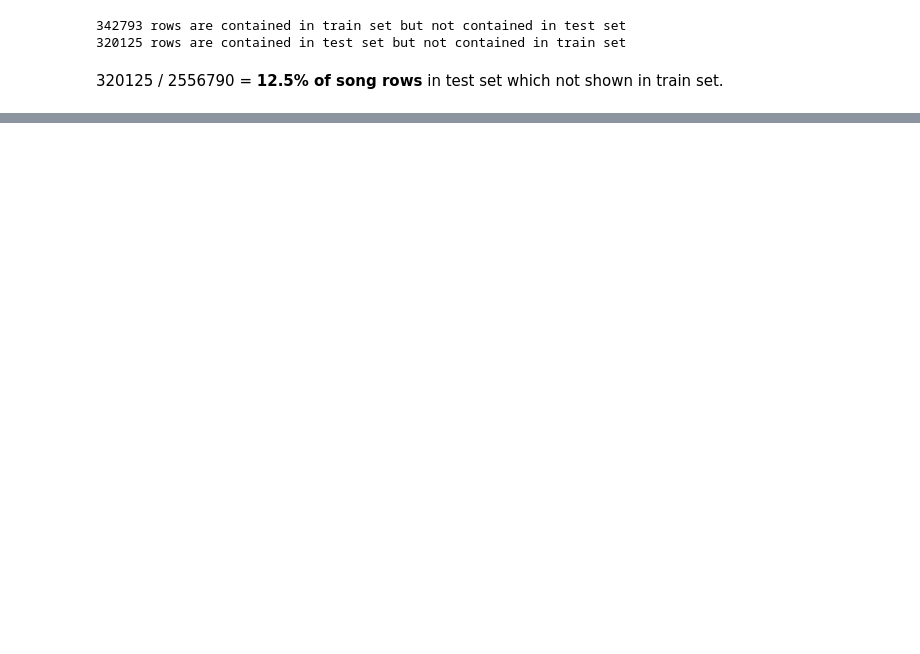
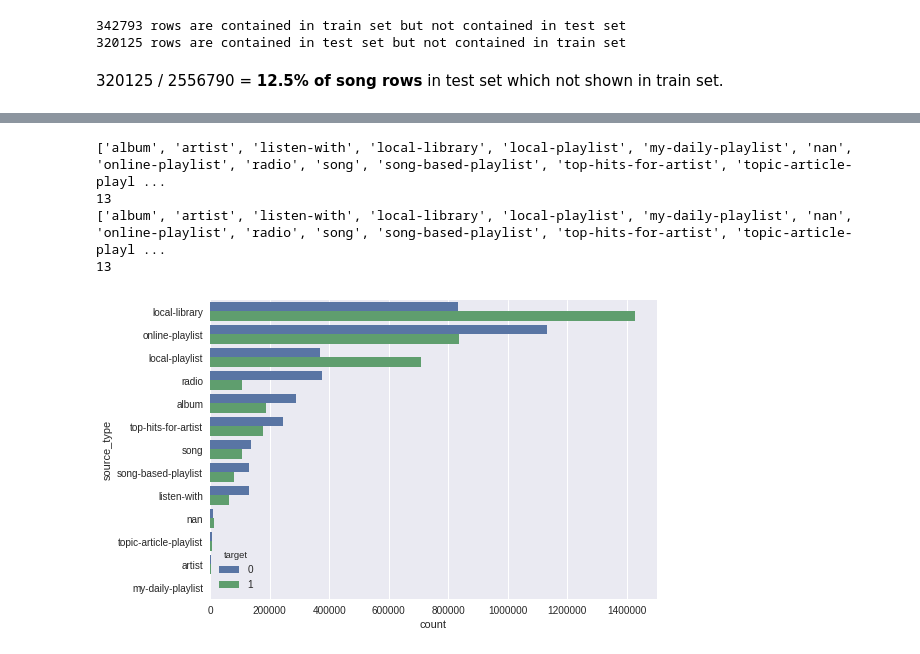
Before and after one commit to dsmilab/WSDM2018-KKBox-MRC, a Jupyter notebook: exploration.ipynb, the cells around one changed output, grey strips where cells are left out. Drawn from its saved outputs; the diff is of its cells as text; code cells hidden in the pictures; blank space fills up the shorter version.

```diff
--- a/exploration.ipynb
+++ b/exploration.ipynb
@@ -117,0 +191,8 @@ print('%d rows are contained in test set but not contained in train set' % len(t
+# %%
+target_count_plot('source_type')
+# %% [output]
+['album', 'artist', 'listen-with', 'local-library', 'local-playlist', 'my-daily-playlist', 'nan', 'online-playlist', 'radio', 'song', 'song-based-playlist', 'top-hits-for-artist', 'topic-article-playl ...
+13
+['album', 'artist', 'listen-with', 'local-library', 'local-playlist', 'my-daily-playlist', 'nan', 'online-playlist', 'radio', 'song', 'song-based-playlist', 'top-hits-for-artist', 'topic-article-playl ...
+13
+[figure, added]
```
Also changed, not shown: parts of 20 cells of this notebook.
